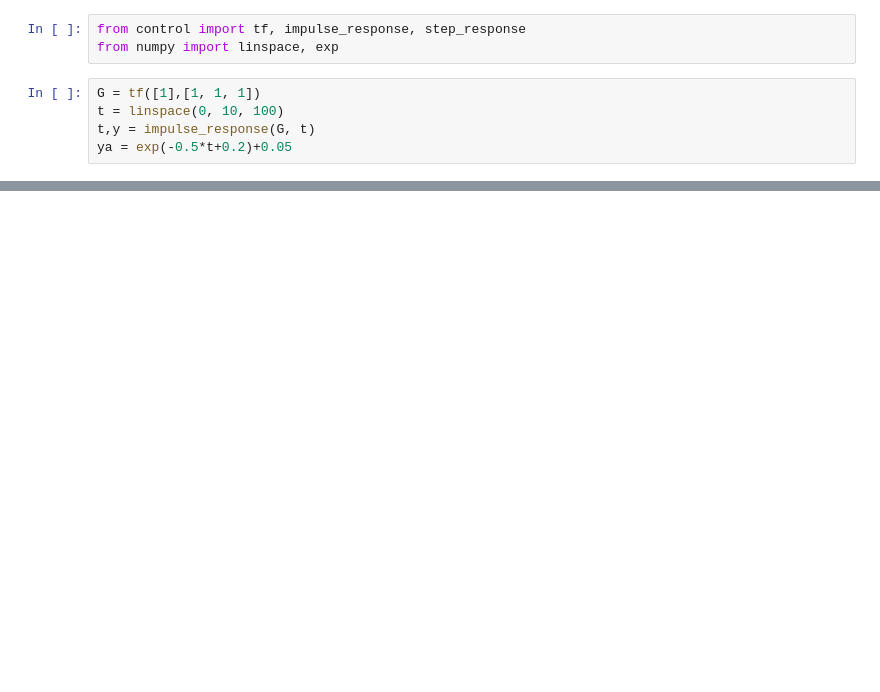
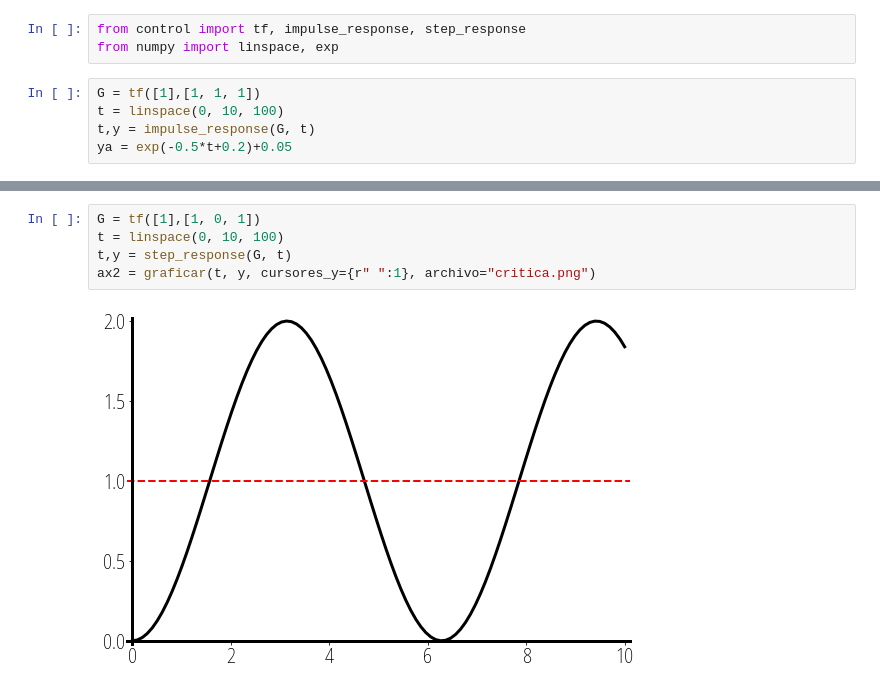
Before and after one commit to cad3na/JupyterNotebooks, a Jupyter notebook: Python/Graficacion/Graficas estabilidad.ipynb, the cells around one changed output, grey strips where cells are left out. Cells and saved outputs as stored; diff of their text form; blank space fills up the shorter version.

```diff
--- a/Python/Graficacion/Graficas estabilidad.ipynb
+++ b/Python/Graficacion/Graficas estabilidad.ipynb
@@ -92 +116,8 @@ ax2 = graficar(t,y, asintota=[t,ya], archivo="est_exp.png")
+# %%
+G = tf([1],[1, 0, 1])
+t = linspace(0, 10, 100)
+t,y = step_response(G, t)
+ax2 = graficar(t, y, cursores_y={r" ":1}, archivo="critica.png")
+# %% [output]
+[figure, added]
 # %%
```
Also changed, not shown: parts of 16 cells of this notebook, 47 other files.
